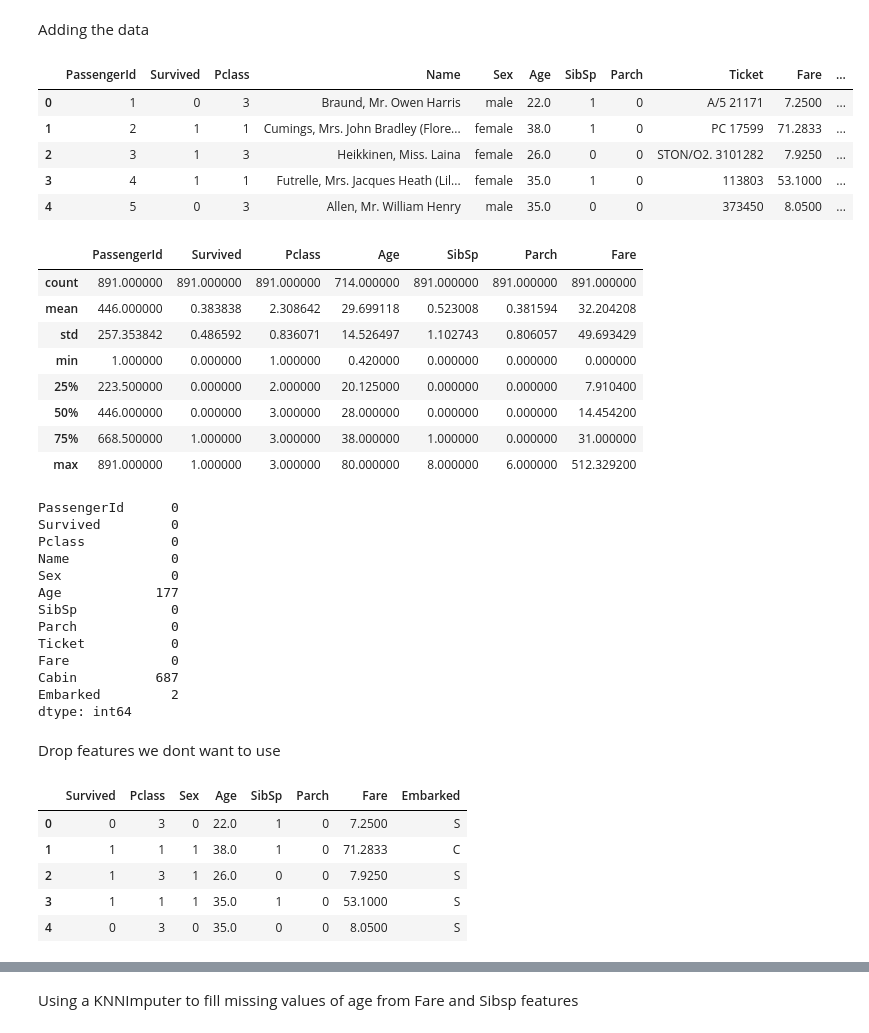
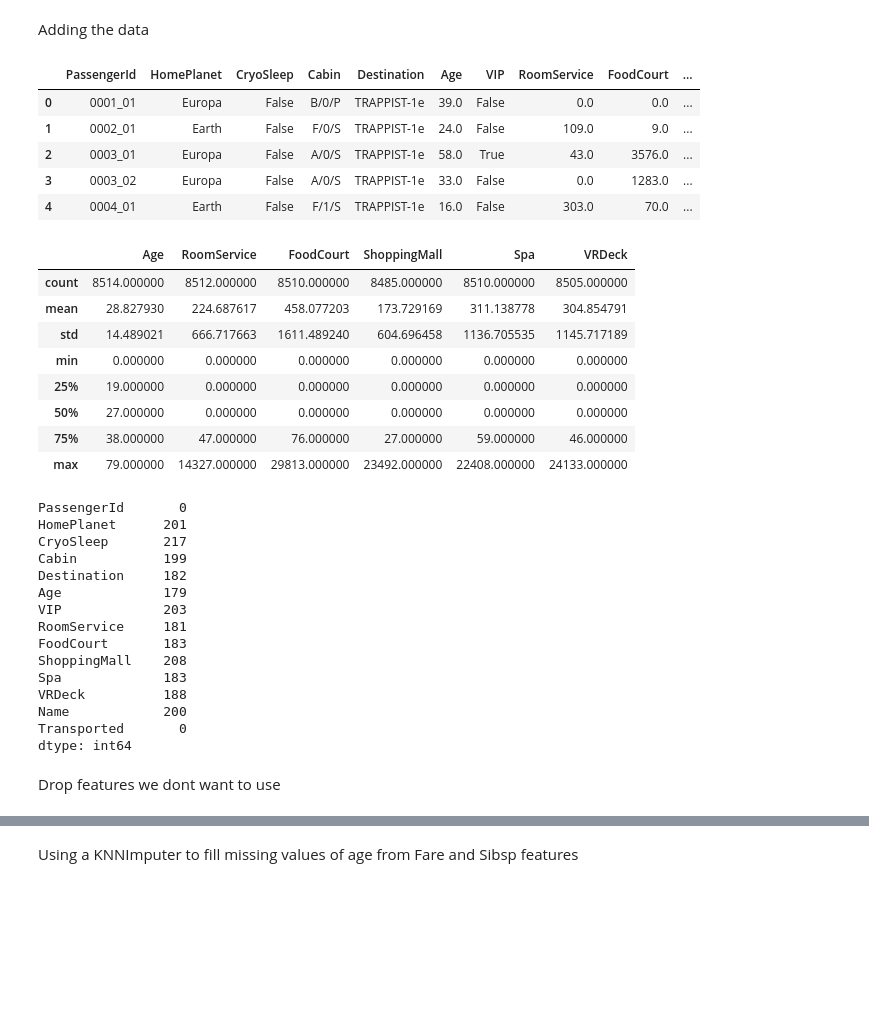
Before and after one commit to Clutch-Hinkle/kaggle-spaceship-titanic, a Jupyter notebook: spaceShip[-warmup-comp.ipynb, the cells around one changed output, grey strips where cells are left out. Drawn from its saved outputs; the diff is of its cells as text; code cells hidden in the pictures; blank space fills up the shorter version.

```diff
--- a/spaceShip[-warmup-comp.ipynb
+++ b/spaceShip[-warmup-comp.ipynb
@@ -44,45 +41,47 @@ ModuleNotFoundError: No module named 'pandas'
 # %% [markdown]
 Adding the data
 # %%
-trainData = pd.read_csv('../input/spaceship-titanic/train.csv')
-testData = pd.read_csv('../input/spaceship-titanic/test.csv')
+trainData = pd.read_csv('./kaggle/input/spaceship-titanic/train.csv')
+testData = pd.read_csv('./kaggle/input/spaceship-titanic/test.csv')
 combine = [trainData, testData]
 
 trainData.head()
 # %% [output]
-|  | PassengerId | Survived | Pclass | Name | Sex | Age | SibSp | Parch | Ticket | Fare | ... |
-| 0 | 1 | 0 | 3 | Braund, Mr. Owen Harris | male | 22.0 | 1 | 0 | A/5 21171 | 7.2500 | ... |
-| 1 | 2 | 1 | 1 | Cumings, Mrs. John Bradley (Flore... | female | 38.0 | 1 | 0 | PC 17599 | 71.2833 | ... |
-| 2 | 3 | 1 | 3 | Heikkinen, Miss. Laina | female | 26.0 | 0 | 0 | STON/O2. 3101282 | 7.9250 | ... |
-| 3 | 4 | 1 | 1 | Futrelle, Mrs. Jacques Heath (Lil... | female | 35.0 | 1 | 0 | 113803 | 53.1000 | ... |
-| 4 | 5 | 0 | 3 | Allen, Mr. William Henry | male | 35.0 | 0 | 0 | 373450 | 8.0500 | ... |
+|  | PassengerId | HomePlanet | CryoSleep | Cabin | Destination | Age | VIP | RoomService | FoodCourt | ... |
+| 0 | 0001_01 | Europa | False | B/0/P | TRAPPIST-1e | 39.0 | False | 0.0 | 0.0 | ... |
+| 1 | 0002_01 | Earth | False | F/0/S | TRAPPIST-1e | 24.0 | False | 109.0 | 9.0 | ... |
+| 2 | 0003_01 | Europa | False | A/0/S | TRAPPIST-1e | 58.0 | True | 43.0 | 3576.0 | ... |
+| 3 | 0003_02 | Europa | False | A/0/S | TRAPPIST-1e | 33.0 | False | 0.0 | 1283.0 | ... |
+| 4 | 0004_01 | Earth | False | F/1/S | TRAPPIST-1e | 16.0 | False | 303.0 | 70.0 | ... |
 # %%
 trainData.describe()
 # %% [output]
-|  | PassengerId | Survived | Pclass | Age | SibSp | Parch | Fare |
-| count | 891.000000 | 891.000000 | 891.000000 | 714.000000 | 891.000000 | 891.000000 | 891.000000 |
-| mean | 446.000000 | 0.383838 | 2.308642 | 29.699118 | 0.523008 | 0.381594 | 32.204208 |
-| std | 257.353842 | 0.486592 | 0.836071 | 14.526497 | 1.102743 | 0.806057 | 49.693429 |
-| min | 1.000000 | 0.000000 | 1.000000 | 0.420000 | 0.000000 | 0.000000 | 0.000000 |
-| 25% | 223.500000 | 0.000000 | 2.000000 | 20.125000 | 0.000000 | 0.000000 | 7.910400 |
-| 50% | 446.000000 | 0.000000 | 3.000000 | 28.000000 | 0.000000 | 0.000000 | 14.454200 |
-| 75% | 668.500000 | 1.000000 | 3.000000 | 38.000000 | 1.000000 | 0.000000 | 31.000000 |
-| max | 891.000000 | 1.000000 | 3.000000 | 80.000000 | 8.000000 | 6.000000 | 512.329200 |
+|  | Age | RoomService | FoodCourt | ShoppingMall | Spa | VRDeck |
+| count | 8514.000000 | 8512.000000 | 8510.000000 | 8485.000000 | 8510.000000 | 8505.000000 |
+| mean | 28.827930 | 224.687617 | 458.077203 | 173.729169 | 311.138778 | 304.854791 |
+| std | 14.489021 | 666.717663 | 1611.489240 | 604.696458 | 1136.705535 | 1145.717189 |
+| min | 0.000000 | 0.000000 | 0.000000 | 0.000000 | 0.000000 | 0.000000 |
+| 25% | 19.000000 | 0.000000 | 0.000000 | 0.000000 | 0.000000 | 0.000000 |
+| 50% | 27.000000 | 0.000000 | 0.000000 | 0.000000 | 0.000000 | 0.000000 |
+| 75% | 38.000000 | 47.000000 | 76.000000 | 27.000000 | 59.000000 | 46.000000 |
+| max | 79.000000 | 14327.000000 | 29813.000000 | 23492.000000 | 22408.000000 | 24133.000000 |
 # %%
 trainData.isnull().sum()
 # %% [output]
-PassengerId      0
-Survived         0
-Pclass           0
-Name             0
-Sex              0
-Age            177
-SibSp            0
-Parch            0
-Ticket           0
-Fare             0
-Cabin          687
-Embarked         2
+PassengerId       0
+HomePlanet      201
+CryoSleep       217
+Cabin           199
+Destination     182
+Age             179
+VIP             203
+RoomService     181
+FoodCourt       183
+ShoppingMall    208
+Spa             183
+VRDeck          188
+Name            200
+Transported       0
 dtype: int64
 # %% [markdown]
 Drop features we dont want to use
@@ -92,15 +91,2 @@ testData = testData.drop(['Name','Ticket','Cabin'], axis=1)
 combine = [trainData, testData]
-# %%
-trainData['Sex'] = trainData['Sex'].map({'male':0, 'female':1}).astype(int)
-testData['Sex'] = testData['Sex'].map({'male':0, 'female':1}).astype(int)
-combine = [trainData, testData]
-
-trainData.head()
-# %% [output]
-|  | Survived | Pclass | Sex | Age | SibSp | Parch | Fare | Embarked |
-| 0 | 0 | 3 | 0 | 22.0 | 1 | 0 | 7.2500 | S |
-| 1 | 1 | 1 | 1 | 38.0 | 1 | 0 | 71.2833 | C |
-| 2 | 1 | 3 | 1 | 26.0 | 0 | 0 | 7.9250 | S |
-| 3 | 1 | 1 | 1 | 35.0 | 1 | 0 | 53.1000 | S |
-| 4 | 0 | 3 | 0 | 35.0 | 0 | 0 | 8.0500 | S |
 # %%
```
Also changed, not shown: parts of 36 cells of this notebook.
